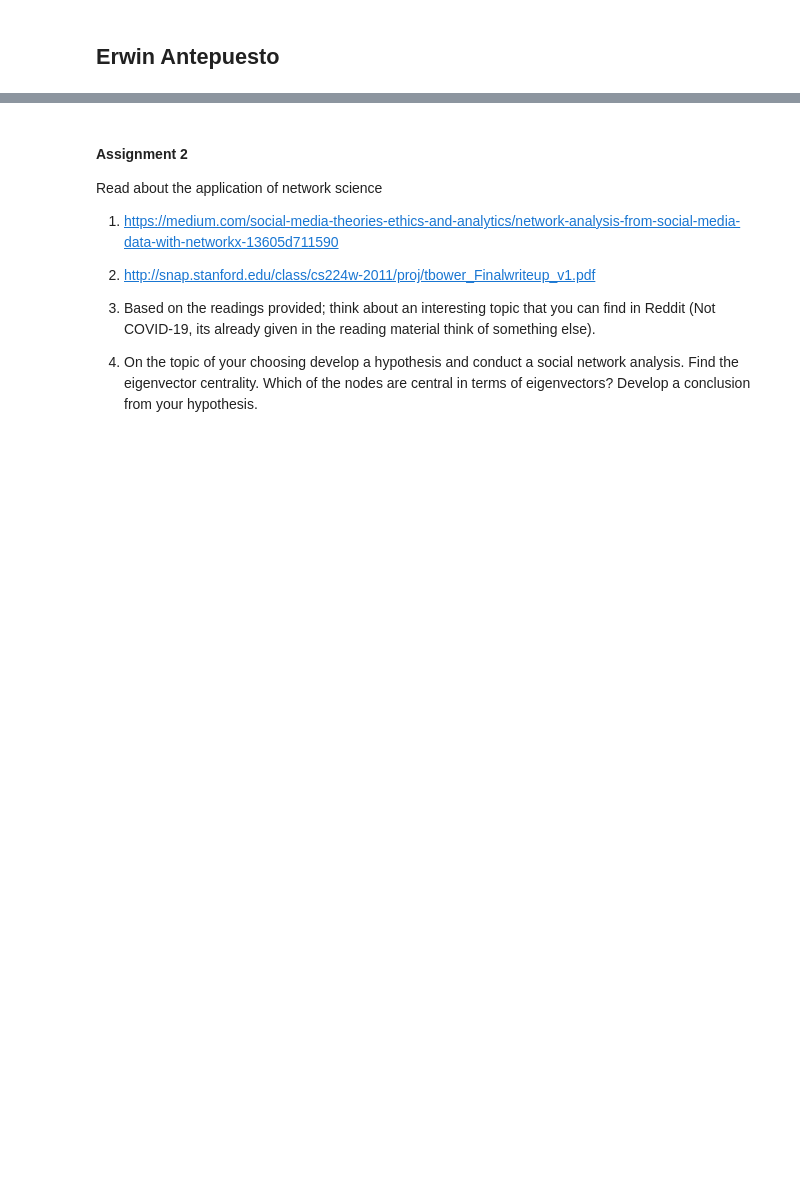
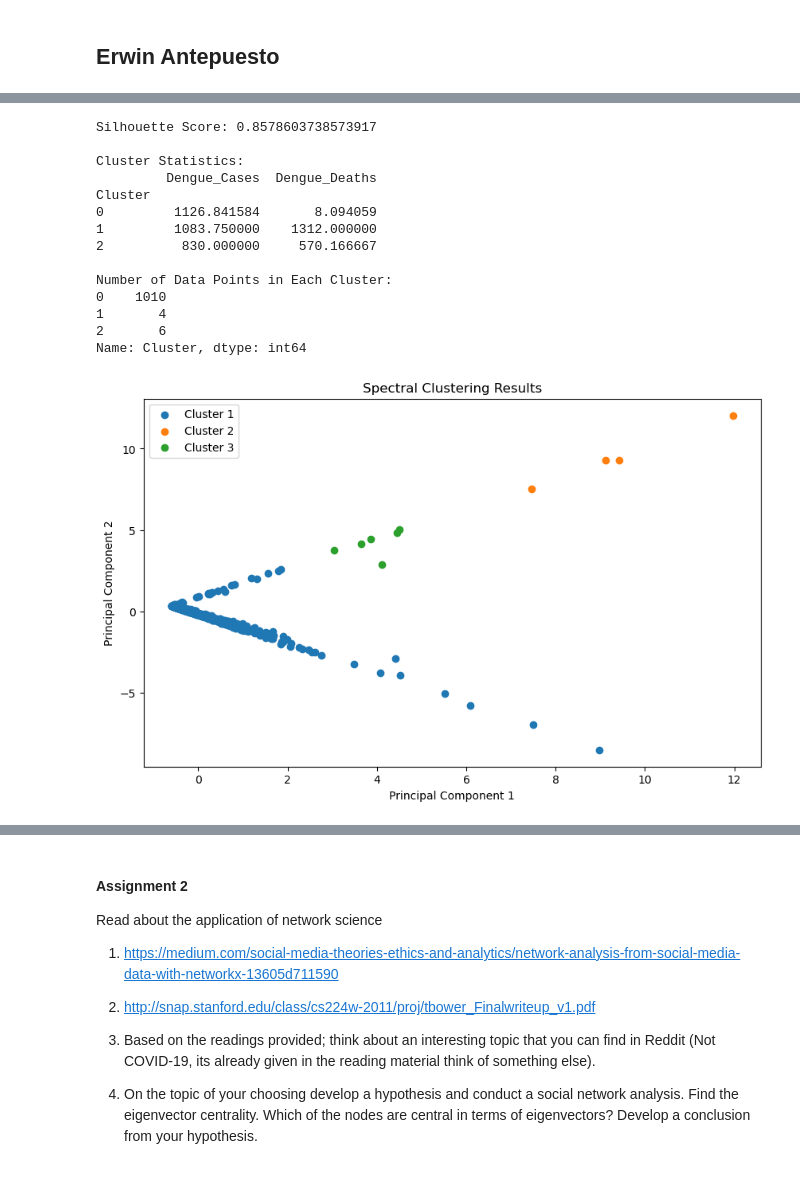
Before and after one commit to sciyon/Linear_Algebra, a Jupyter notebook: Activity Answers/Spectral_Theory.ipynb, the cells around one changed output, grey strips where cells are left out. Saved outputs shown, nothing was run; the diff lists cells and outputs as text; code cells hidden in the pictures; blank space fills up the shorter version.

Commit message:
scion | Finished spectral theory

```diff
--- a/Activity Answers/Spectral_Theory.ipynb
+++ b/Activity Answers/Spectral_Theory.ipynb
@@ -100,0 +26,71 @@ f: 0.24477918831750853
+# %%
+import pandas as pd
+import numpy as np
+from sklearn.preprocessing import StandardScaler
+from sklearn.cluster import SpectralClustering
+from sklearn.metrics import silhouette_score
+from sklearn.decomposition import PCA
+import matplotlib.pyplot as plt
+
+# Load the dataset
+file_path = 'ph_dengue_cases2016-2020.csv'  # Replace with the actual path
+df = pd.read_csv(file_path)
+
+# Select features for clustering
+features = ['Dengue_Cases', 'Dengue_Deaths']
+
+# Standardize the data
+scaler = StandardScaler()
+df_scaled = scaler.fit_transform(df[features])
+
+# Perform spectral clustering
+n_clusters = 3  # You can adjust this based on your requirements
+spectral = SpectralClustering(n_clusters=n_clusters, random_state=42)
+df['Cluster'] = spectral.fit_predict(df_scaled)
+
+# Evaluate the clustering using silhouette score
+silhouette_avg = silhouette_score(df_scaled, df['Cluster'])
+print(f'Silhouette Score: {silhouette_avg}')
+
+# Display cluster statistics
+cluster_stats = df.groupby('Cluster')[features].mean()  # You can use 'median' instead of 'mean' if preferred
+print('\nCluster Statistics:')
+print(cluster_stats)
+
+# Display the number of data points in each cluster
+cluster_sizes = df['Cluster'].value_counts().sort_index()
+print('\nNumber of Data Points in Each Cluster:')
+print(cluster_sizes)
+
+# Visualize the clusters (using PCA for 2D visualization)
+pca = PCA(n_components=2)
+df_pca = pd.DataFrame(pca.fit_transform(df_scaled), columns=['PC1', 'PC2'])
+df_pca['Cluster'] = df['Cluster']
+
+# Scatter plot
+plt.figure(figsize=(10, 6))
+for cluster in range(n_clusters):
+    cluster_data = df_pca[df_pca['Cluster'] == cluster]
+    plt.scatter(cluster_data['PC1'], cluster_data['PC2'], label=f'Cluster {cluster + 1}')
+
+plt.title('Spectral Clustering Results')
+plt.xlabel('Principal Component 1')
+plt.ylabel('Principal Component 2')
+plt.legend()
+plt.show()
+# %% [output]
+Silhouette Score: 0.8578603738573917
+
+Cluster Statistics:
+         Dengue_Cases  Dengue_Deaths
+Cluster
+0         1126.841584       8.094059
+1         1083.750000    1312.000000
+2          830.000000     570.166667
+
+Number of Data Points in Each Cluster:
+0    1010
+1       4
+2       6
+Name: Cluster, dtype: int64
+[figure, added]
```
Also changed, not shown: parts of 11 cells of this notebook, 1 other file.
